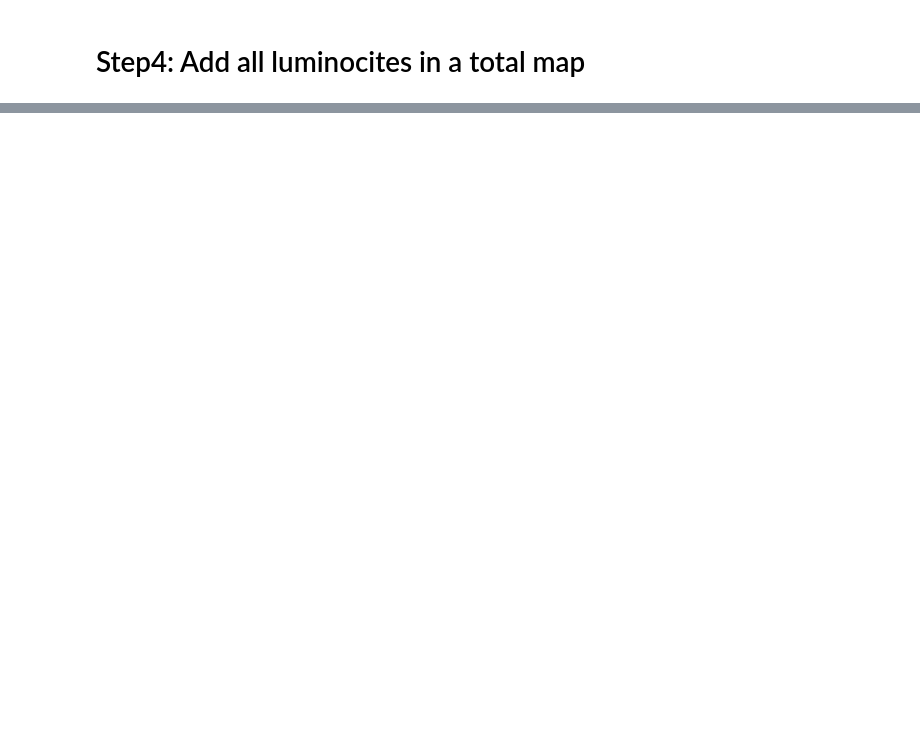
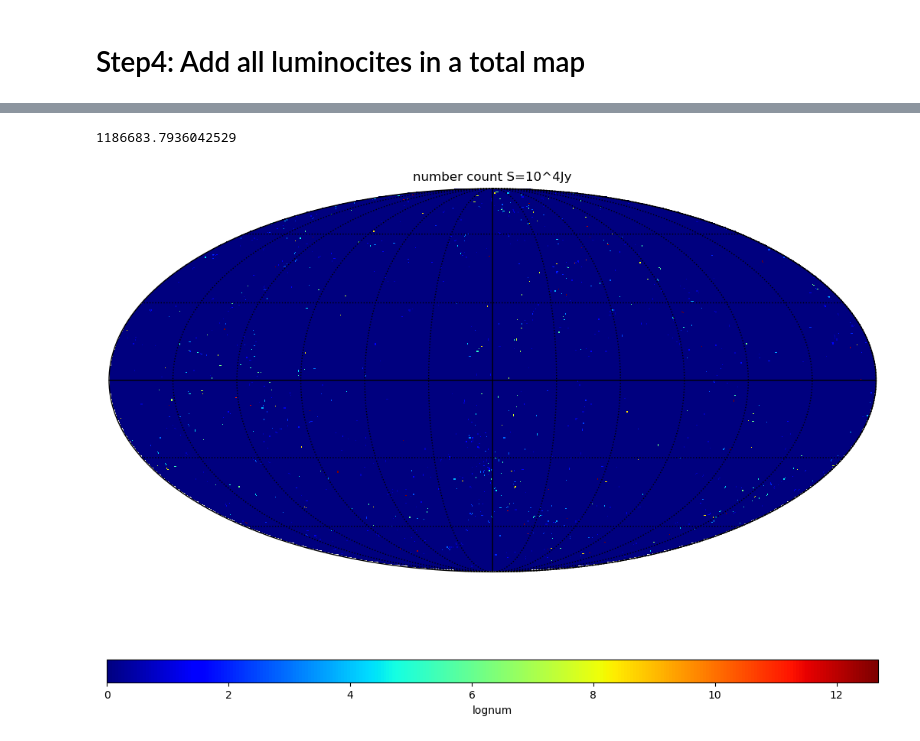
Before and after one commit to Aslanilles/Continuum-radio-sky-simulation, a Jupyter notebook: 射电点源的模拟.ipynb, the cells around one changed output, grey strips where cells are left out. Saved outputs shown, nothing was run; the diff lists cells and outputs as text; code cells hidden in the pictures; blank space fills up the shorter version.

```diff
--- a/射电点源的模拟.ipynb
+++ b/射电点源的模拟.ipynb
@@ -314,0 +385,9 @@ def change_frequency(nu2,all_flux_galaxy, para):
+# %%
+print(np.mean(halo_with_galaxy_IDE12[:,-1]))
+# %% [output]
+1186683.7936042529
+# %%
+halo_with_galaxy_IDE12 = all_sky_simulate(IDE_1_2_file, 4, Parameter_FSRQ)
+plot_hpx_flux(halo_with_galaxy_IDE12, 'number count S=10^4Jy','lognum')
+# %% [output]
+[figure, added]
```
Also changed, not shown: parts of 14 cells of this notebook.
